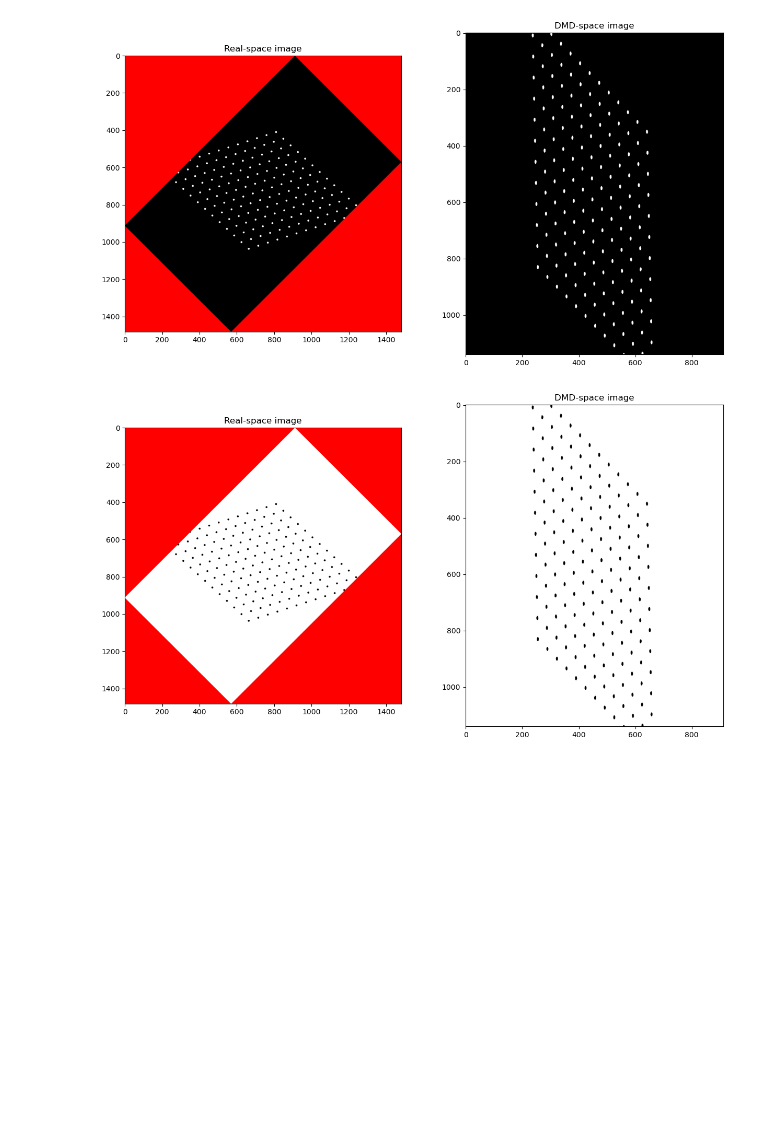
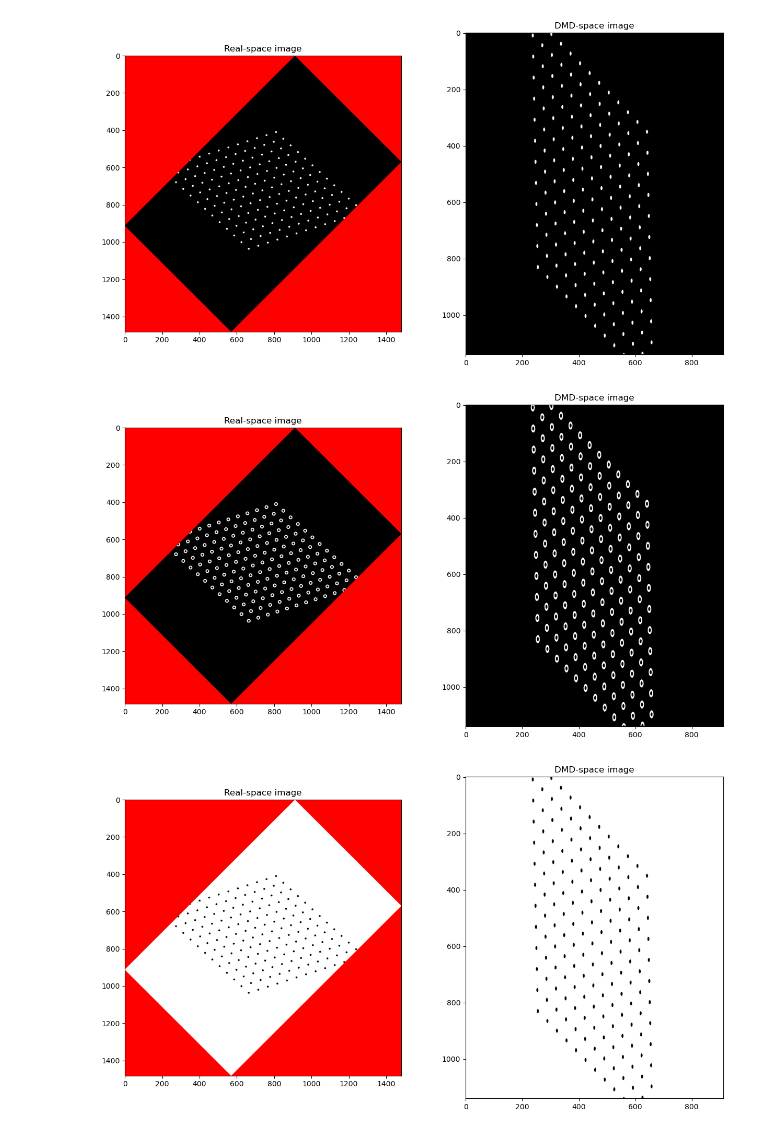
Before and after one commit to ChinLabQMS/DMD-pattern-generator, a Jupyter notebook: notebooks/DMD_calibrated_pattern_generation.ipynb, the cells around one changed output. Cells and saved outputs as stored; diff of their text form; code cells hidden in the pictures; blank space fills up the shorter version.

Commit message:
modify setup section in notebooks; add donut patterns to calibrated pattern notebook

```diff
--- a/notebooks/DMD_calibrated_pattern_generation.ipynb
+++ b/notebooks/DMD_calibrated_pattern_generation.ipynb
@@ -2,14 +2,17 @@
 ## Generate patterns on an RGB frame
 ### Setup
 # %%
-%cd ../
+import os
+if os.getcwd().endswith("notebooks"):
+    os.chdir("../")
+
 from core import ColorFrame, Painter, SequencePattern
 import numpy as np
 
 # save_dir = '../MATLAB-Andor/data/2025/04 April/20250423/'
 #save_dir = '../MATLAB-Andor/data/2025/05 May/20250506/'
-#save_dir = "D:/NewLabData/2025/05 May/20250506/"
-save_dir = "C:/Users/qmspc/Documents/MATLAB/MATLAB-Andor/data/2025/06 June/20250603/"
+#save_dir = "../MATLAB-Andor/data/2025/05 May/20250506/"
+save_dir = "../MATLAB-Andor/data/2025/06 June/20250626/"
 
 dmd = ColorFrame()
 painter = Painter()
@@ -162,6 +163,24 @@ dmd.saveFrameToFile(save_dir, f'circle_array_python_r={r}_step={step}.bmp')
 dmd.displayPattern()
 # %% [output]
 [figure]
+# %%
+# adding a donut maker
+rout = 10
+rin = 5
+step = 5
+sites1 = [(i, j) for i in range(-30, 31, step) for j in range(-30, 31, step)]
+
+dmd.setRealArray(color=0)
+for i, j in sites1:
+    x = i * V[0][0] + j * V[1][0] + R[0] - 1
+    y = i * V[0][1] + j * V[1][1] + R[1] - 1
+    dmd.drawPattern(painter.drawCircleXY(x, y, rout), color=1, template_color=0, reset=False)
+    dmd.drawPattern(painter.drawCircleXY(x, y, rin), color=0, template_color=0, reset=False)
+
+dmd.saveFrameToFile(save_dir, f'circle_array_python_rout={rout}_rin={rin}_step={step}.bmp')
+dmd.displayPattern()
+# %% [output]
+[figure, added]
 # %%
 r = 5
 step = 5
```
Also changed, not shown: parts of 1 cell of this notebook, 5 other files.
